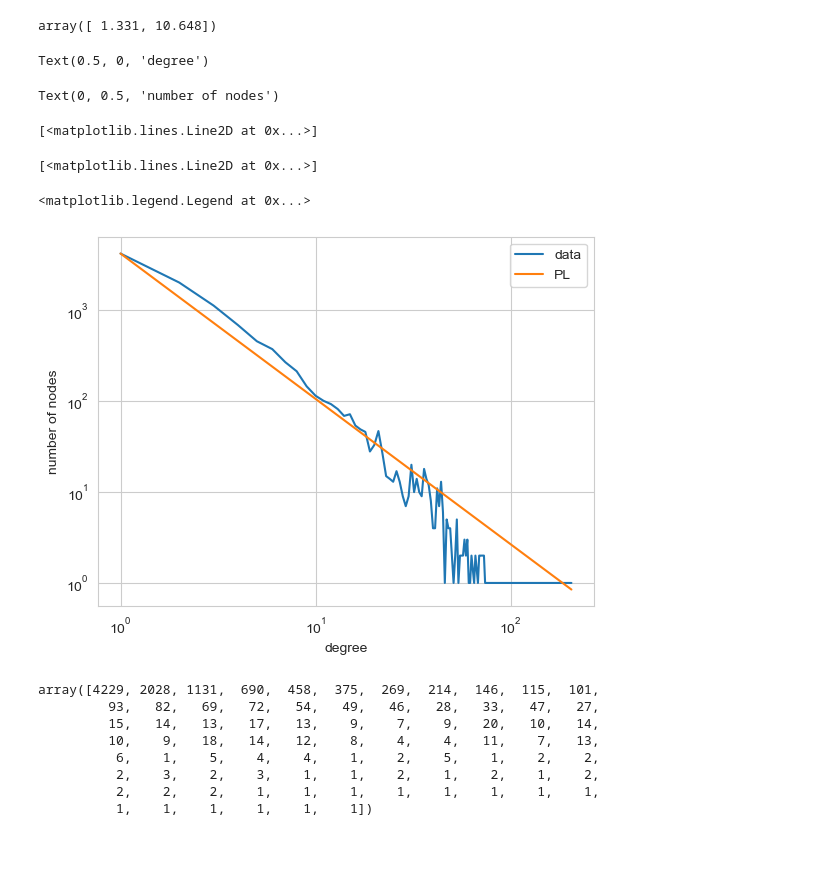
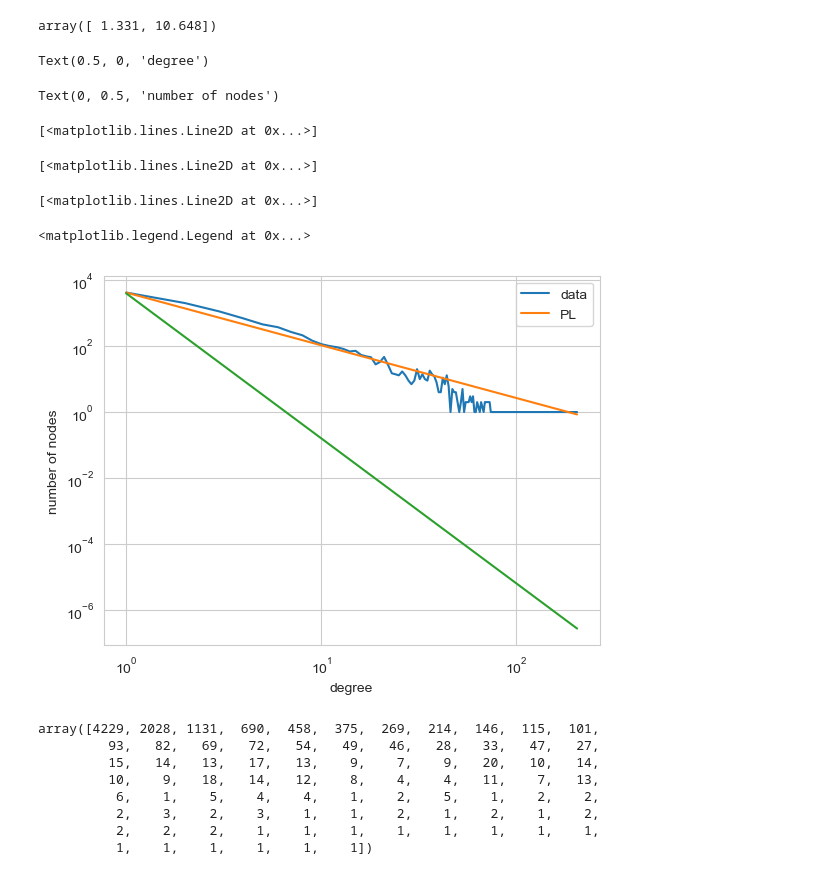
Before and after one commit to BenjiDayan/GIRGs, a Jupyter notebook: NKit-User-Guide.ipynb, the cells around one changed output. Cells and saved outputs as stored; diff of their text form; code cells hidden in the pictures; blank space fills up the shorter version.

```diff
--- a/NKit-User-Guide.ipynb
+++ b/NKit-User-Guide.ipynb
@@ -176,28 +179,30 @@ array([ 1.331, 10.648])
 # %%
 import numpy as np
 dd = sorted(nk.centrality.DegreeCentrality(G).run().scores(), reverse=True)
 degrees, numberOfNodes = np.unique(dd, return_counts=True)
 plt.xscale("log")
 plt.xlabel("degree")
 plt.yscale("log")
 plt.ylabel("number of nodes")
 plt.plot(degrees, numberOfNodes, label="data")
 
 # Benji: rough beta by hand to match? It's not > 2??
 beta = 1.6
 numberOfNodes_PL = (numberOfNodes[0] / (beta-1)) * (beta - 1) * degrees**(-beta)
 plt.plot(degrees, numberOfNodes_PL, label="PL")
+plt.plot(degrees, 4000*degrees**(-4.4))
 plt.legend()
 
 
 plt.show()
 # %% [output]
 Text(0.5, 0, 'degree')
 Text(0, 0.5, 'number of nodes')
 [<matplotlib.lines.Line2D at 0x...>]
 [<matplotlib.lines.Line2D at 0x...>]
-<matplotlib.legend.Legend at 0x...>
+[<matplotlib.lines.Line2D at 0x...>]
+<matplotlib.legend.Legend at 0x...>
-[figure, old version]
+[figure, new version]
 # %%
 numberOfNodes
 # %% [output]
```
Also changed, not shown: parts of 16 cells of this notebook, 1 other file.
